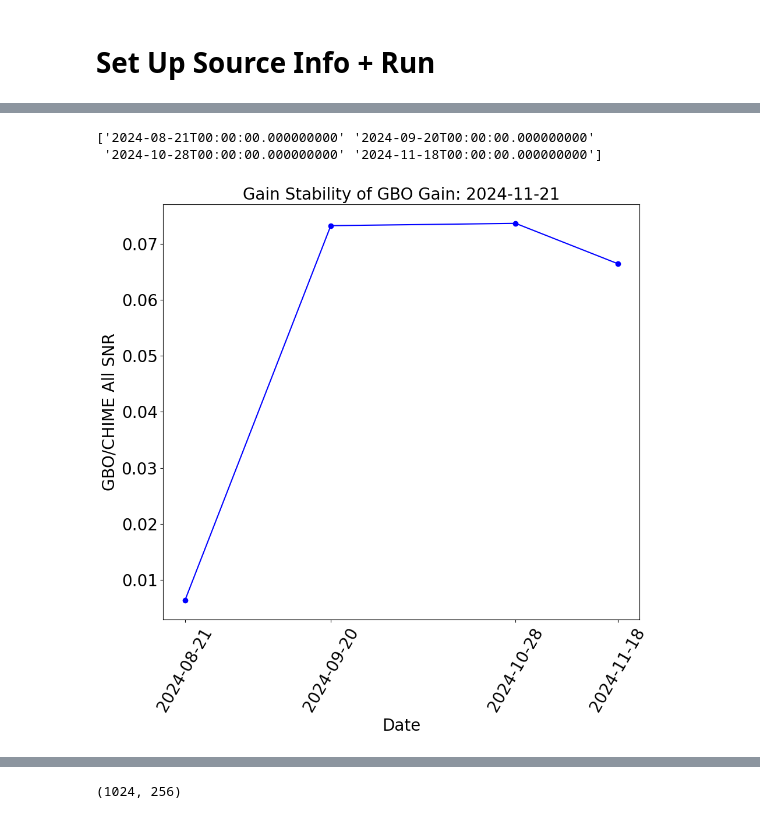
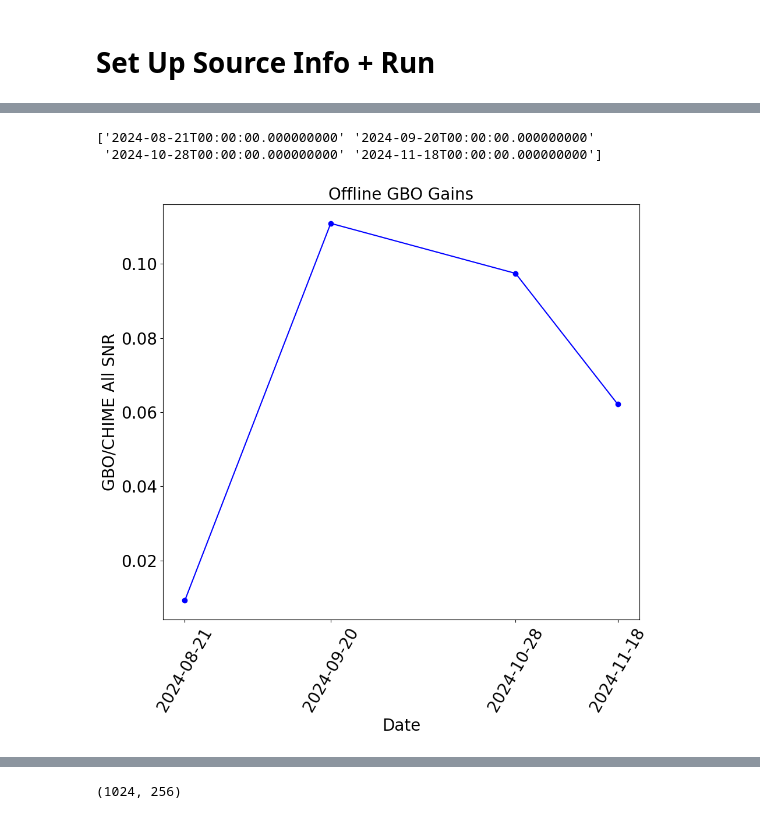
Before and after one commit to rdarlinger/gbo_sensitivity, a Jupyter notebook: gain_test_pulsar.ipynb, the cells around one changed output, grey strips where cells are left out. Saved outputs shown, nothing was run; the diff lists cells and outputs as text; code cells hidden in the pictures.

```diff
--- a/gain_test_pulsar.ipynb
+++ b/gain_test_pulsar.ipynb
@@ -200,10 +201,10 @@ for event in event_ids:
 ... (5 outputs left out)
 # %%
-plot_SNR('SNR_B0329+54_high.csv','stability_B0329+54_high.png')
+plot_SNR('SNR_B0329+54_offline.csv','stability_B0329+54_offline.png')
 # %% [output]
 ['2024-08-21T00:00:00.000000000' '2024-09-20T00:00:00.000000000'
  '2024-10-28T00:00:00.000000000' '2024-11-18T00:00:00.000000000']
-[figure, old version]
+[figure, new version]
 # %%
 toa=just_toa("/arc/projects/chime_frb/rdarlinger/singlebeams/singlebeam_chime_428880218.h5")
 # %% [output]
```
Also changed, not shown: parts of 9 cells of this notebook, 1 other file.
